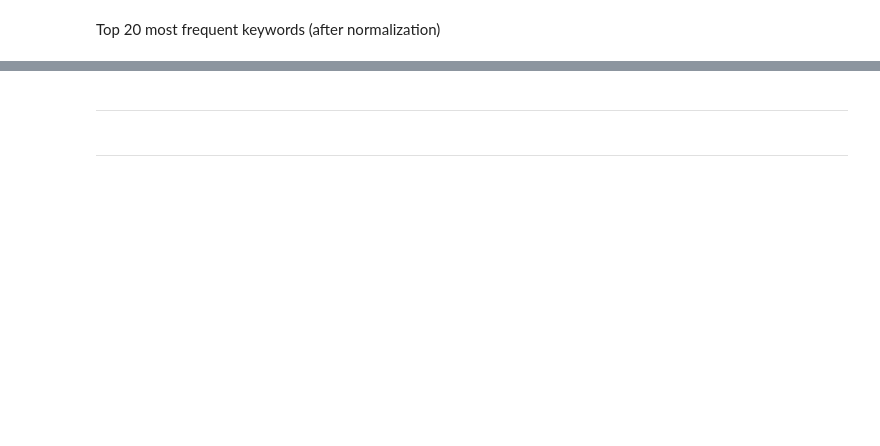
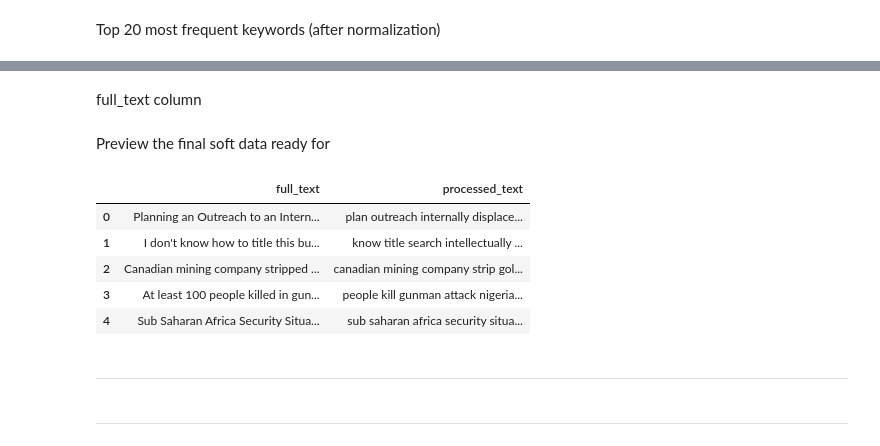
Before and after one commit to L-N-E0/USAID-Kenya-Sentiment-Analysis, a Jupyter notebook: notebooks/Mbego.ipynb, the cells around one changed output, grey strips where cells are left out. Cells and saved outputs as stored; diff of their text form; code cells hidden in the pictures; blank space fills up the shorter version.

```diff
--- a/notebooks/Mbego.ipynb
+++ b/notebooks/Mbego.ipynb
@@ -514,3 +599,30 @@ print(news_df.columns.tolist())
+# %%
+def preprocess_text_spacy(text):
+    doc = nlp(text)  # process with spaCy
+    tokens = []
+    for token in doc:
+        # Keep only alphabetic tokens, not stopwords or punctuation
+        if token.is_alpha and not token.is_stop:
+            tokens.append(token.lemma_.lower())  # lemma and lowercase
+    return " ".join(tokens)
+# %% [markdown]
+full_text column
+# %%
+from tqdm import tqdm
+tqdm.pandas()
+
+reddit_df['processed_text'] = reddit_df['full_text'].progress_apply(preprocess_text_spacy)
+# %% [markdown]
+Preview the final soft data ready for
+# %%
+reddit_df[['full_text', 'processed_text']].head()
+# %% [output]
+|  | full_text | processed_text |
+| 0 | Planning an Outreach to an Intern... | plan outreach internally displace... |
+| 1 | I don't know how to title this bu... | know title search intellectually ... |
+| 2 | Canadian mining company stripped ... | canadian mining company strip gol... |
+| 3 | At least 100 people killed in gun... | people kill gunman attack nigeria... |
+| 4 | Sub Saharan Africa Security Situa... | sub saharan africa security situa... |
 # %% [markdown]
 ---
 # %% [markdown]
```
Also changed, not shown: parts of 31 cells of this notebook.
